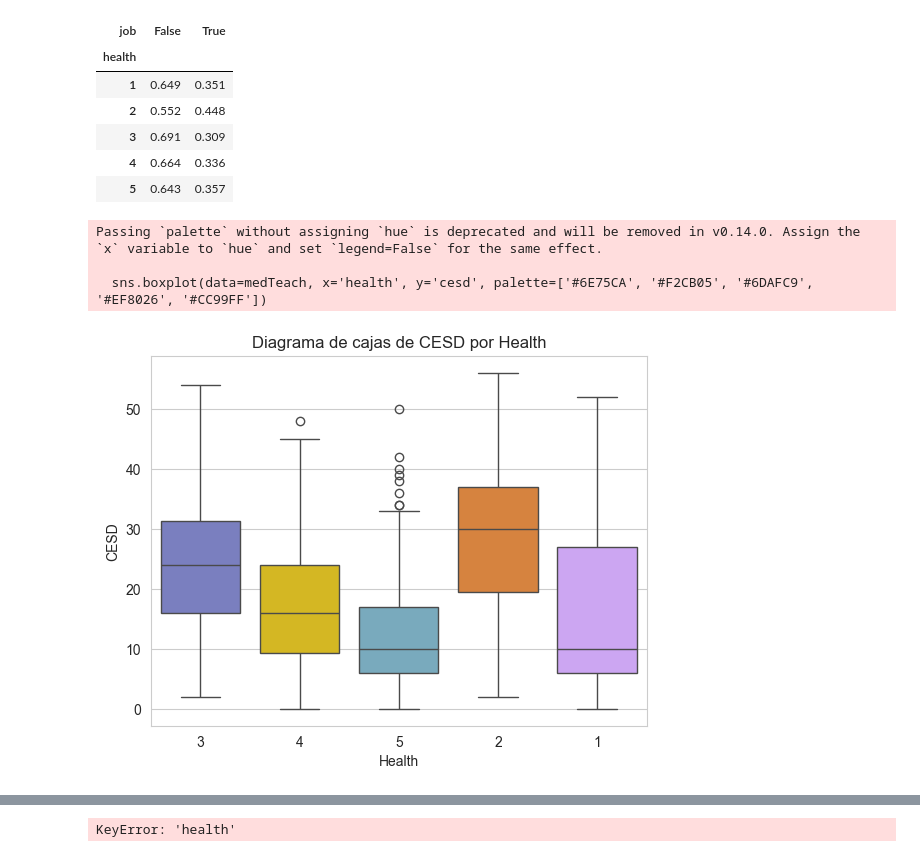
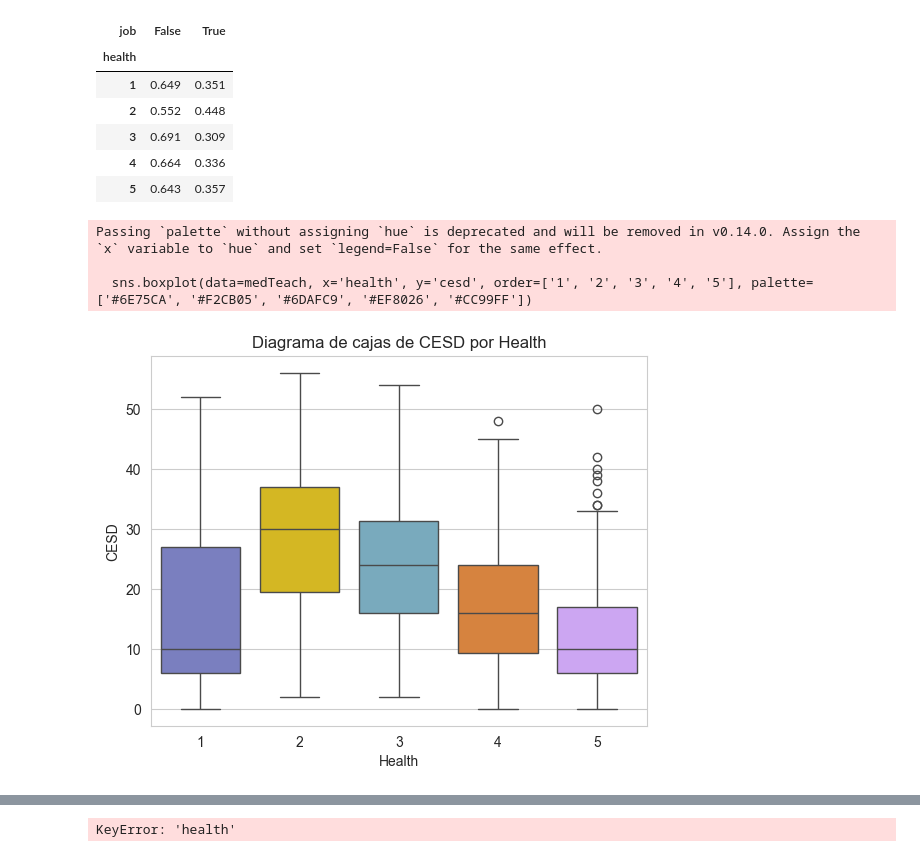
Before and after one commit to BryanEstrada003/Proyecto-1p-Statistic, a Jupyter notebook: analysisPT2.ipynb, the cells around one changed output, grey strips where cells are left out. Cells and saved outputs as stored; diff of their text form; code cells hidden in the pictures.

Commit message:
Cambios en los diagramas de cajas bivariado

```diff
--- a/analysisPT2.ipynb
+++ b/analysisPT2.ipynb
@@ -552,14 +552,14 @@ Tabla de frecuencia relativa total por filas
 | 4 | 0.664 | 0.336 |
 | 5 | 0.643 | 0.357 |
 # %%
-sns.boxplot(data=medTeach, x='health', y='cesd', palette=['#6E75CA', '#F2CB05', '#6DAFC9', '#EF8026', '#CC99FF'])
+sns.boxplot(data=medTeach, x='health', y='cesd', order=['1', '2', '3', '4', '5'], palette=['#6E75CA', '#F2CB05', '#6DAFC9', '#EF8026', '#CC99FF'])
 plt.title('Diagrama de cajas de CESD por Health')
 plt.xlabel('Health')
 plt.ylabel('CESD')
 plt.show()
 # %% [output]
 Passing `palette` without assigning `hue` is deprecated and will be removed in v0.14.0. Assign the `x` variable to `hue` and set `legend=False` for the same effect.
 
-  sns.boxplot(data=medTeach, x='health', y='cesd', palette=['#6E75CA', '#F2CB05', '#6DAFC9', '#EF8026', '#CC99FF'])
+  sns.boxplot(data=medTeach, x='health', y='cesd', order=['1', '2', '3', '4', '5'], palette=['#6E75CA', '#F2CB05', '#6DAFC9', '#EF8026', '#CC99FF'])
-[figure, old version]
+[figure, new version]
 # %%
```
Also changed, not shown: parts of 3 cells of this notebook.
